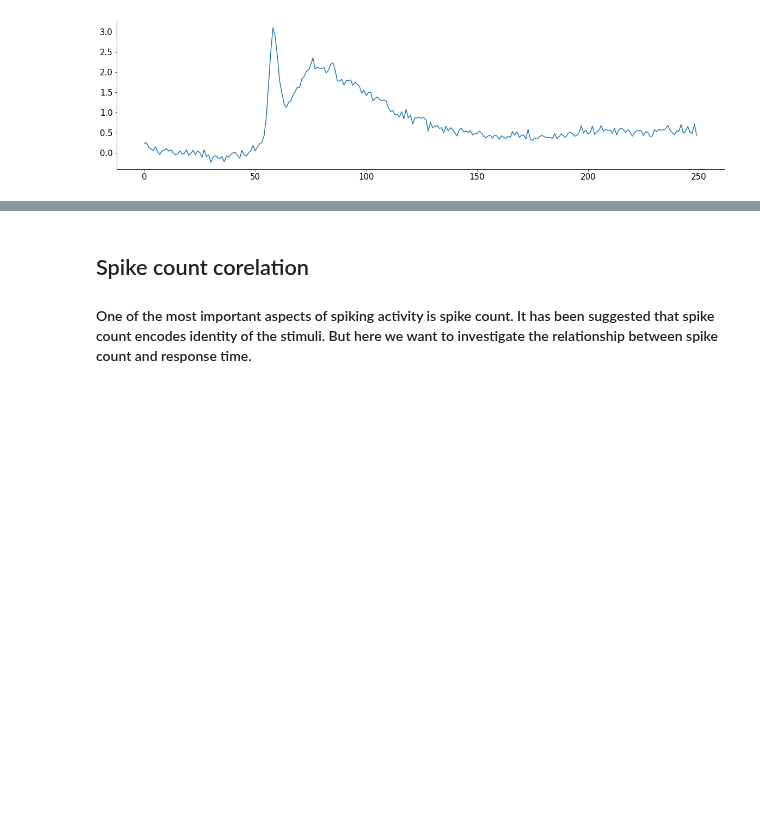
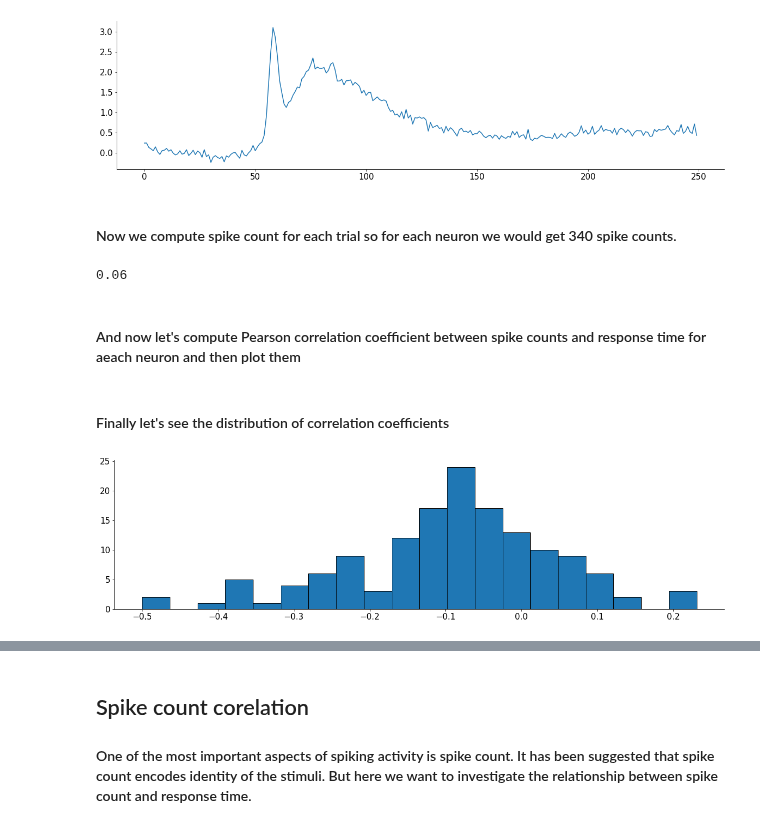
Before and after one commit to MiladQolami/Neural-Data-Analysis, a Jupyter notebook: SpikingVariablity/SpikingVariablity.ipynb, the cells around one changed output, grey strips where cells are left out. Saved outputs shown, nothing was run; the diff lists cells and outputs as text; code cells hidden in the pictures; blank space fills up the shorter version.

```diff
--- a/SpikingVariablity/SpikingVariablity.ipynb
+++ b/SpikingVariablity/SpikingVariablity.ipynb
@@ -159,3 +163,25 @@ ax.plot(time_bins,average_resp_vis)
 plt.show()
 # %% [output]
 [figure]
+# %% [markdown]
+#### Now we compute spike count for each trial so for each neuron we would get 340 spike counts.
+# %%
+spike_counts = np.sum(spikes_vis_base_sub[:,:,:],2)
+# %% [output]
+0.06
+# %% [markdown]
+#### And now let's compute Pearson correlation coefficient between spike counts and response time for aeach neuron and then plot them
+# %%
+Response_time = data['response_time']
+
+coefficients = []
+for neuron_i in range(145):
+  coeff_i = np.corrcoef(spike_counts[neuron_i,:],Response_time.T)[0,1]
+  coefficients.append(coeff_i)
+# %% [markdown]
+#### Finally let's see the distribution of correlation coefficients
+# %%
+plt.hist(coefficients, edgecolor = "black", bins = 20)
+plt.show()
+# %% [output]
+[figure, added]
```
Also changed, not shown: parts of 3 cells of this notebook.
